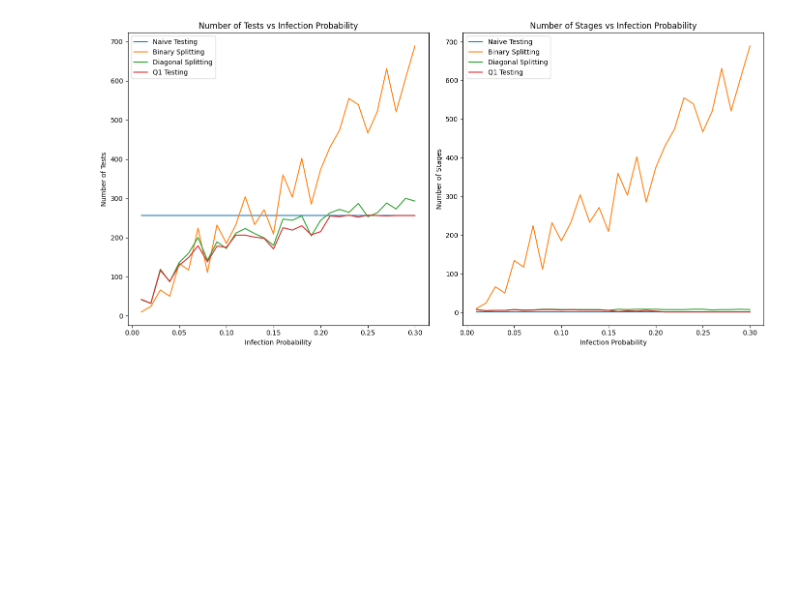
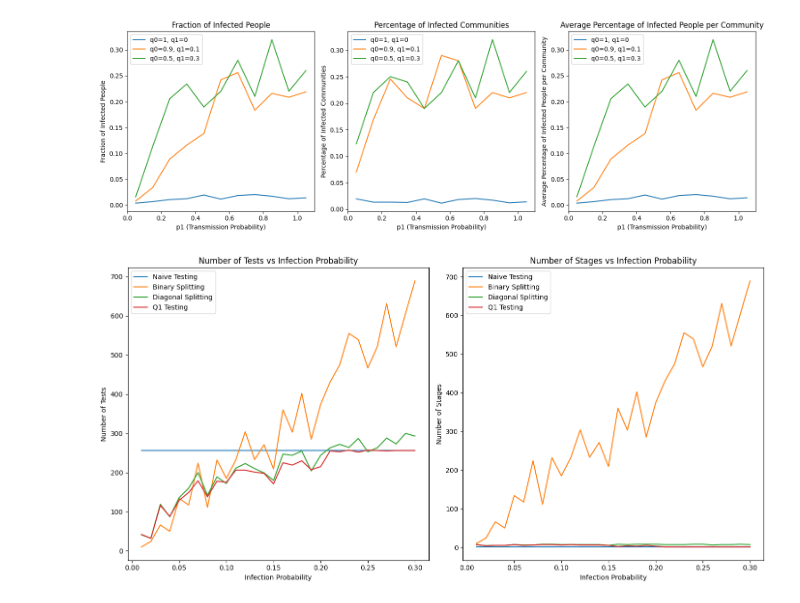
Before and after one commit to utk7arsh/Adaptive-testing-for-infection-spread, a Jupyter notebook: main.ipynb, the cells around one changed output. Cells and saved outputs as stored; diff of their text form; code cells hidden in the pictures; blank space fills up the shorter version.

```diff
--- a/main.ipynb
+++ b/main.ipynb
@@ -26,3 +26,88 @@ print(Qtesting2(array))
+# %%
+# SBM STUFF: FAMILY AVERAGES, ETC ACROSS 100
+################################## Table 2
+# Simulation parameters
+N = 256
+M = 16
+q_values = [(1, 0), (0.9, 0.1), (0.5, 0.3)]
+p0 = 0.001
+p1_values = np.arange(0.05, 1.1, 0.1)
+time_steps = 2
+num_simulations = 100
+
+# Data structures to hold results
+fraction_infected_people = {q: [] for q in q_values}
+percentage_infected_communities = {q: [] for q in q_values}
+average_infected_people_per_community = {q: [] for q in q_values}
+
+# Run simulations
+for q0, q1 in q_values:
+    for p1 in p1_values:
+        total_fraction_infected = 0
+        total_percentage_infected_communities = 0
+        total_average_infected_per_community = 0
+
+        for _ in range(num_simulations):
+            G = SBM(N, M, q0, q1)
+            final_infections = infect(G, p0, p1, time_steps)
+
+            fraction_infected = np.sum(final_infections) / N
+            total_fraction_infected += fraction_infected
+
+            infected_communities = 0
+            infected_counts_per_community = []
+            communities = np.array_split(np.arange(N), M)
+
+            for community in communities:
+                infected_count = np.sum(final_infections[community])
+                infected_counts_per_community.append(infected_count / len(community))
+                if infected_count > 0:
+                    infected_communities += 1
+
+            percentage_infected_communities_sim = infected_communities / M
+            total_percentage_infected_communities += percentage_infected_communities_sim
+
+            average_infected_per_community = np.mean(infected_counts_per_community)
+            total_average_infected_per_community += average_infected_per_community
+
+        fraction_infected_people[(q0, q1)].append(total_fraction_infected / num_simulations)
+        percentage_infected_communities[(q0, q1)].append(total_percentage_infected_communities / num_simulations)
+        average_infected_people_per_community[(q0, q1)].append(total_average_infected_per_community / num_simulations)
+
+# Plotting results
+plt.figure(figsize=(15, 5))
+
+# Fraction of infected people
+plt.subplot(1, 3, 1)
+for q in q_values:
+    plt.plot(p1_values, fraction_infected_people[q], label=f'q0={q[0]}, q1={q[1]}')
+plt.xlabel('p1 (Transmission Probability)')
+plt.ylabel('Fraction of Infected People')
+plt.title('Fraction of Infected People')
+plt.legend()
+
+# Percentage of infected communities
+plt.subplot(1, 3, 2)
+for q in q_values:
+    plt.plot(p1_values, percentage_infected_communities[q], label=f'q0={q[0]}, q1={q[1]}')
+plt.xlabel('p1 (Transmission Probability)')
+plt.ylabel('Percentage of Infected Communities')
+plt.title('Percentage of Infected Communities')
+plt.legend()
+
+# Average percentage of infected people per community
+plt.subplot(1, 3, 3)
+for q in q_values:
+    plt.plot(p1_values, average_infected_people_per_community[q], label=f'q0={q[0]}, q1={q[1]}')
+plt.xlabel('p1 (Transmission Probability)')
+plt.ylabel('Average Percentage of Infected People per Community')
+plt.title('Average Percentage of Infected People per Community')
+plt.legend()
+
+plt.tight_layout()
+plt.show()
+# %% [output]
+[figure, added]
 # %%
 #performance test of qtesting1, diag_splitting, binary_splitting, naive_testing
 np.random.seed(50)
```
Also changed, not shown: parts of 8 cells of this notebook, 1 other file.
